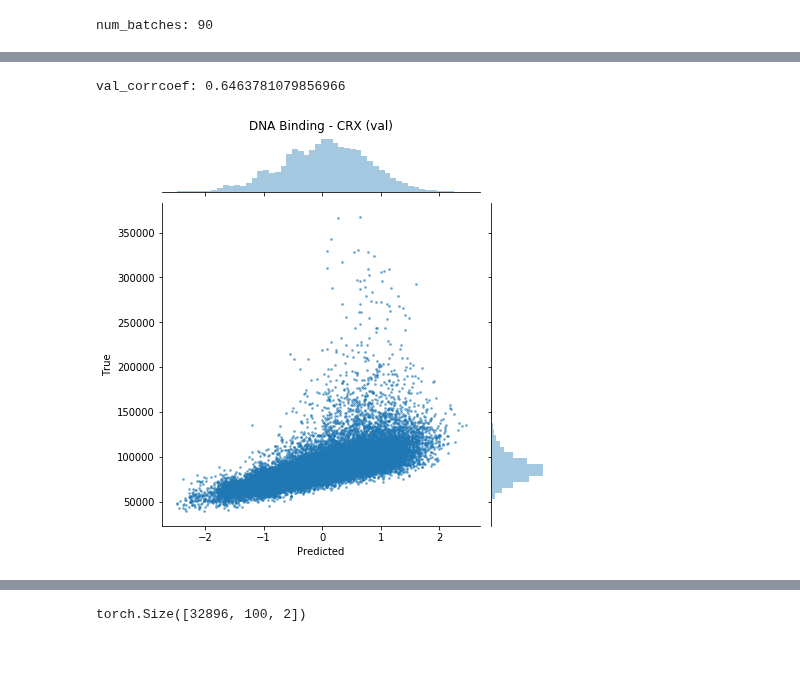
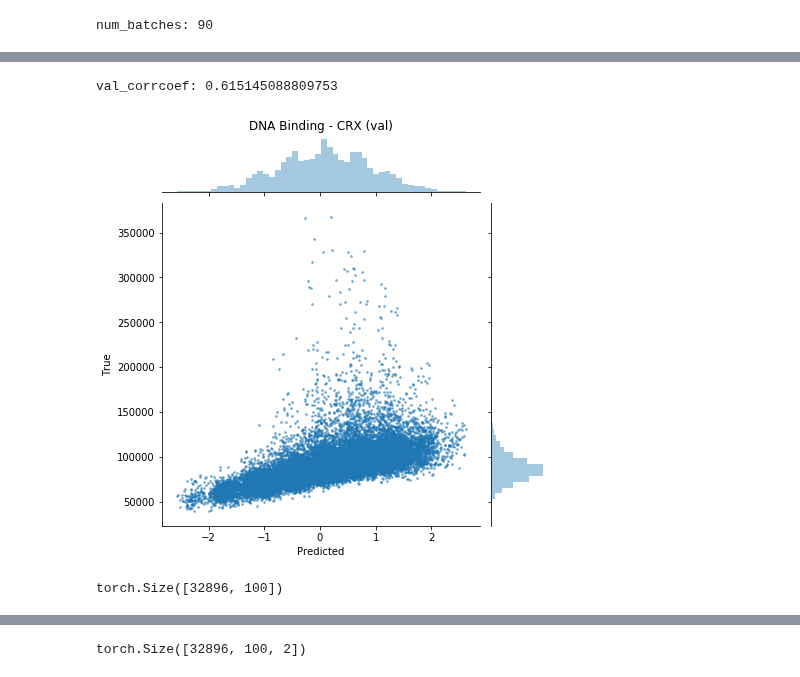
Before and after one commit to tmfs10/bb-opt, a Jupyter notebook: notebooks_sid/reparam_train.ipynb, the cells around one changed output, grey strips where cells are left out. Cells and saved outputs as stored; diff of their text form; code cells hidden in the pictures.

```diff
--- a/notebooks_sid/reparam_train.ipynb
+++ b/notebooks_sid/reparam_train.ipynb
@@ -85,7 +81,7 @@ inputs = np.load(data_dir+"inputs.npy")
 labels = np.load(data_dir+"labels.npy")
 
 
-exclude_top = 0.01
+exclude_top = 0.1
 
 idx = np.arange(labels.shape[0])
 
@@ -210,7 +206,7 @@ print('num_batches:', num_batches)
 model_parameters = []
 for m in [model, qz]:
     model_parameters += list(m.parameters())
-batches, optim = reparam.init_train(params, model_parameters, train_inputs, train_labels)
+batches, optim = reparam.init_train(params.batch_size, params.lr, model_parameters, train_inputs, train_labels)
 # %% [output]
 num_batches: 90
 # %%
@@ -237,7 +233,7 @@ for epoch_iter in progress:
 
         for k in range(1):
             e = reparam.generate_prior_samples(params.num_samples, e_dist)
-            loss, log_prob_loss, kl_loss, hsic_loss, _, _ = reparam.compute_loss(params, bX, bY, model, qz, e, hsic_lambda=20.)
+            loss, log_prob_loss, kl_loss, hsic_loss, _, _ = reparam.compute_loss(params, params.batch_size, params.num_samples, bX, bY, model, qz, e, hsic_lambda=20.)
             train_losses += [log_prob_loss]
             train_kl_losses += [kl_loss]
             train_hsic_losses += [hsic_loss]
@@ -247,7 +243,8 @@ for epoch_iter in progress:
             optim.step()
 
     e = reparam.generate_prior_samples(params.num_samples, e_dist)
-    preds = reparam.predict(train_X, model, qz, e)[:, :, 0].mean(1)
+    preds = reparam.predict(train_X, model, qz, e)
+    preds = preds.view(-1, params.num_samples, 2)[:, :, 0].mean(1)
     assert preds.shape == train_labels.shape, str(preds.shape) + " == " + str(train_labels.shape)
 
     train_corrs.append(kendalltau(preds, train_labels)[0])
@@ -330,8 +328,9 @@ import bb_opt.src.reparam_trainer as reparam
 # %%
-preds = reparam.predict(X, model, qz, e)[:, :, 0].mean(1)
+preds = reparam.predict(X, model, qz, e)[:, :, 0]
+preds_ei = preds.mean(1)
 # %%
-jointplot(preds, labels, val_title)
-print('val_corrcoef:', np.corrcoef(preds, labels)[0, 1])
+jointplot(preds_ei, labels, val_title)
+print('val_corrcoef:', np.corrcoef(preds_ei, labels)[0, 1])
 # %% [output]
-val_corrcoef: 0.6463781079856966
+val_corrcoef: 0.615145088809753
-[figure, old version]
+[figure, new version]
@@ -337,0 +339,8 @@ val_corrcoef: 0.6463781079856966
+# %%
+num_sel = 100
+#preds_ei = preds_ei.cpu().numpy()
+ei_sortidx = preds_ei.argsort()[-num_sel:]
+print(preds.shape)
+preds_best = preds[ei_sortidx, :]
+# %% [output]
+torch.Size([32896, 100])
```
Also changed, not shown: parts of 14 cells of this notebook, 2 other files.
